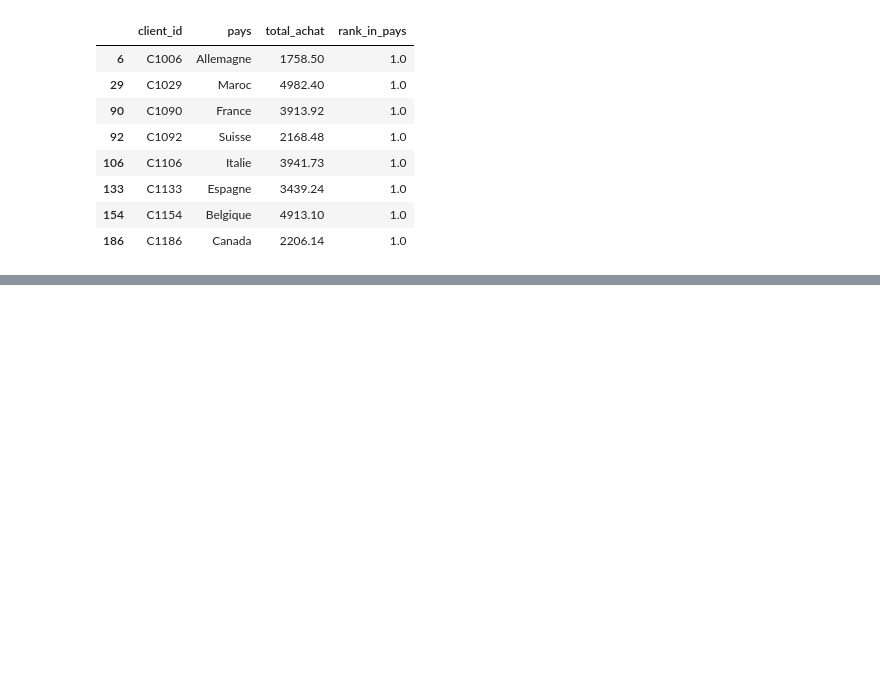
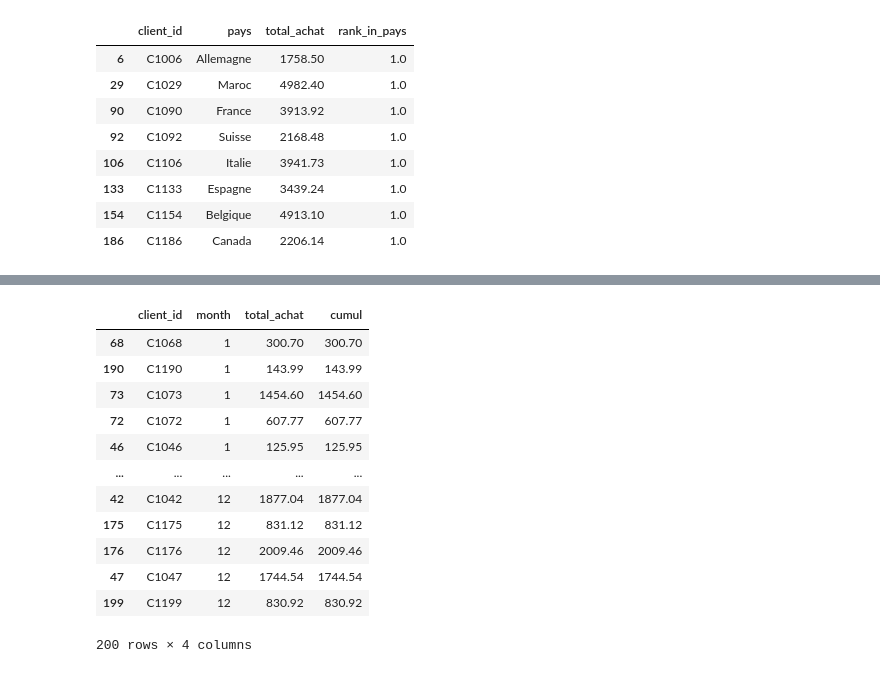
Before and after one commit to H3-8/pandas, a Jupyter notebook: nb.ipynb, the cells around one changed output, grey strips where cells are left out. Cells and saved outputs as stored; diff of their text form; code cells hidden in the pictures; blank space fills up the shorter version.

```diff
--- a/nb.ipynb
+++ b/nb.ipynb
@@ -268,0 +292,18 @@ df[df['rank_in_pays'] == 1][['client_id', 'pays', 'total_achat', 'rank_in_pays']
+# %%
+triage = df[['client_id', 'month', 'total_achat']].sort_values(by=['client_id', 'month'], ascending=[True, True])
+triage['cumul'] = triage.groupby('client_id')['total_achat'].cumsum()
+triage.sort_values(by='month')
+# %% [output]
+|  | client_id | month | total_achat | cumul |
+| 68 | C1068 | 1 | 300.70 | 300.70 |
+| 190 | C1190 | 1 | 143.99 | 143.99 |
+| 73 | C1073 | 1 | 1454.60 | 1454.60 |
+| 72 | C1072 | 1 | 607.77 | 607.77 |
+| 46 | C1046 | 1 | 125.95 | 125.95 |
+| ... | ... | ... | ... | ... |
+| 42 | C1042 | 12 | 1877.04 | 1877.04 |
+| 175 | C1175 | 12 | 831.12 | 831.12 |
+| 176 | C1176 | 12 | 2009.46 | 2009.46 |
+| 47 | C1047 | 12 | 1744.54 | 1744.54 |
+| 199 | C1199 | 12 | 830.92 | 830.92 |
+200 rows × 4 columns
```
Also changed, not shown: parts of 2 cells of this notebook.
